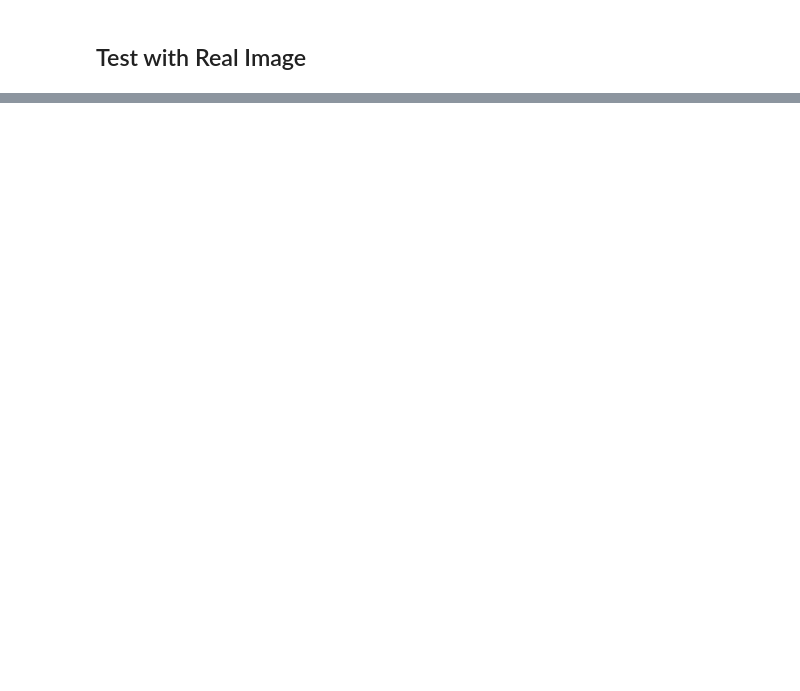
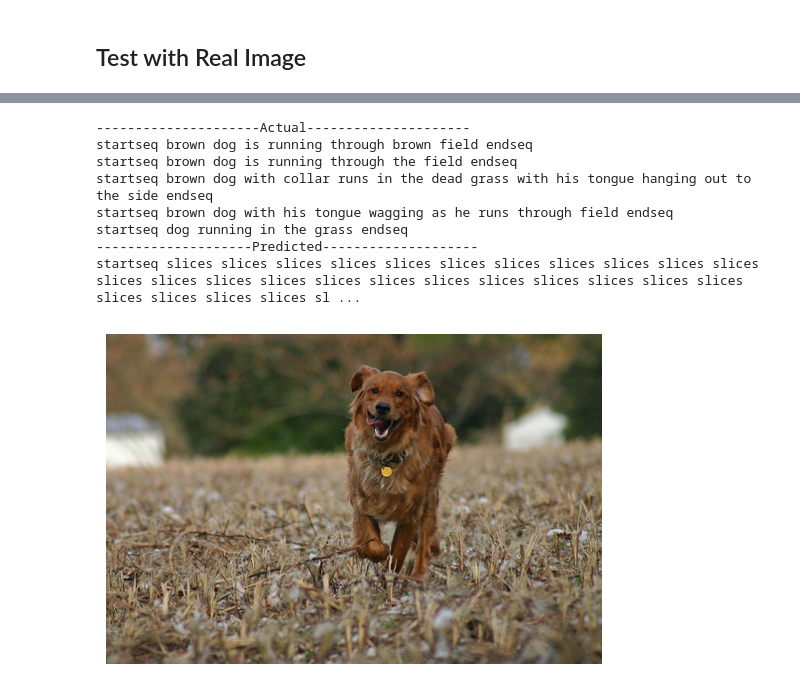
Before and after one commit to Kimdoyeon123/GG_ImageCaptionGenerator, a Jupyter notebook: Image_Caption.ipynb, the cells around one changed output, grey strips where cells are left out. Saved outputs shown, nothing was run; the diff lists cells and outputs as text; code cells hidden in the pictures; blank space fills up the shorter version.

```diff
--- a/Image_Caption.ipynb
+++ b/Image_Caption.ipynb
@@ -215,8 +252,11 @@ epochs = 20
 batch_size = 32
 steps = len(train) // batch_size
 
+# 필터링된 train 데이터셋 사용
+filtered_train = [key for key in train if key in features]
+
 for i in range(epochs):
     # create data generator
-    generator = data_generator(train, mapping, features, tokenizer, max_length, vocab_size, batch_size)
+    generator = data_generator(filtered_train, mapping, features, tokenizer, max_length, vocab_size, batch_size)
     # fit for one epoch
     model.fit(generator, epochs=1, steps_per_epoch=steps, verbose=1)
@@ -320,0 +463,56 @@ predict_caption(model, feature, tokenizer, max_length)
+# %%
+from PIL import Image
+import matplotlib.pyplot as plt
+import os
+
+def generate_caption(image_name):
+    # 절대 경로인 경우와 상대 경로인 경우 모두 처리
+    if os.path.isabs(image_name):
+        img_path = image_name
+        image_id = os.path.splitext(os.path.basename(image_name))[0]  # 파일 이름에서 image_id 추출
+    else:
+        image_id = image_name.split('.')[0]
+        img_path = os.path.join(BASE_DIR, "Images", image_name)
+
+    # 이미지 파일을 엽니다.
+    try:
+        image = Image.open(img_path)
+    except FileNotFoundError:
+        print(f"FileNotFoundError: The file {img_path} does not exist.")
+        return
+
+    # 캡션 출력
+    captions = mapping.get(image_id, [])
+    if not captions:
+        print(f"No captions found for image ID '{image_id}'.")
+        return
+
+    print('---------------------Actual---------------------')
+    for caption in captions:
+        print(caption)
+
+    # 이미지에 대한 피처 확인 및 예측 수행
+    if image_id in features:
+        y_pred = predict_caption(model, features[image_id], tokenizer, max_length)
+        print('--------------------Predicted--------------------')
+        print(y_pred)
+    else:
+        print(f"Warning: No features found for image ID '{image_id}'.")
+
+    # 이미지 출력
+    plt.imshow(image)
+    plt.axis('off')  # 이미지 축 숨기기
+    plt.show()
+
+# 함수 호출 예시
+generate_caption(r"C:\Users\user\대학\VScode_File\GG-Image_Caption\GG_ImageCaptionGenerator\flickr8k\Images\69189650_6687da7280.jpg")
+# %% [output]
+---------------------Actual---------------------
+startseq brown dog is running through brown field endseq
+startseq brown dog is running through the field endseq
+startseq brown dog with collar runs in the dead grass with his tongue hanging out to the side endseq
+startseq brown dog with his tongue wagging as he runs through field endseq
+startseq dog running in the grass endseq
+--------------------Predicted--------------------
+startseq slices slices slices slices slices slices slices slices slices slices slices slices slices slices slices slices slices slices slices slices slices slices slices slices slices slices slices sl ...
+[figure, added]
```
Also changed, not shown: parts of 19 cells of this notebook.
